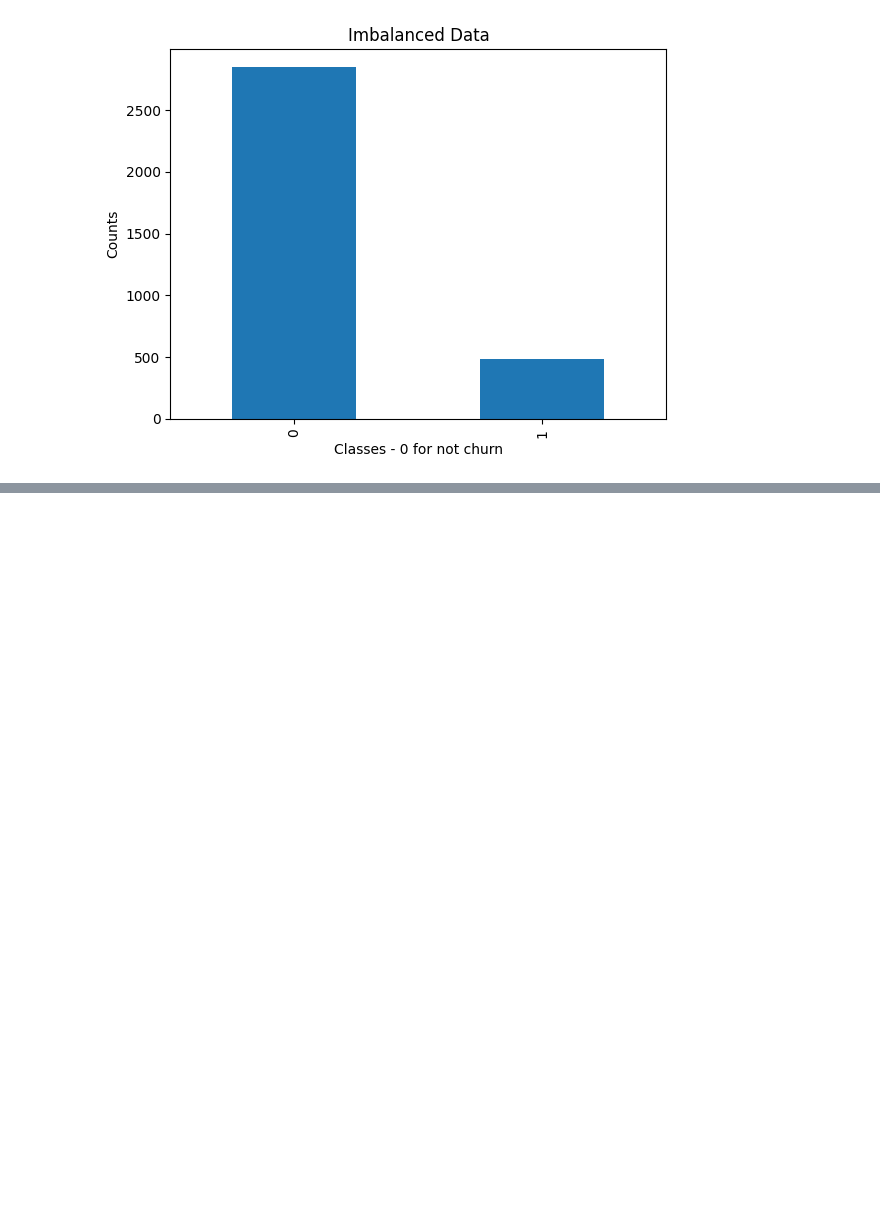
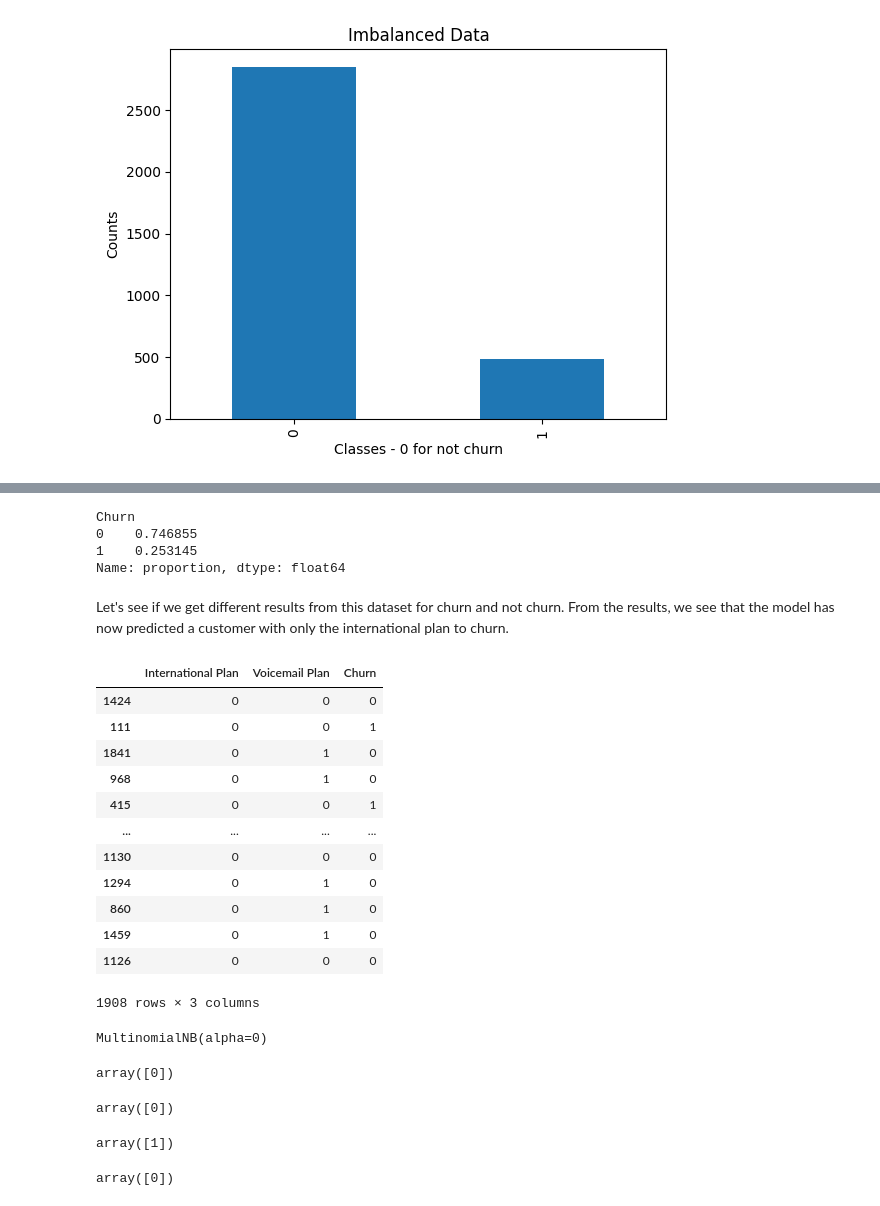
Before and after one commit to ryslipe/naive_bayes_classifier, a Jupyter notebook: notebooks/01_load_and_validate_raw_data.ipynb, the cells around one changed output, grey strips where cells are left out. Drawn from its saved outputs; the diff is of its cells as text; code cells hidden in the pictures; blank space fills up the shorter version.

Commit message:
working on breast cancer dataset

```diff
--- a/notebooks/01_load_and_validate_raw_data.ipynb
+++ b/notebooks/01_load_and_validate_raw_data.ipynb
@@ -373,0 +428,56 @@ plt.show()
+# %%
+# this data is more balanced
+balanced_data['Churn'].value_counts(normalize=True)
+# %% [output]
+Churn
+0    0.746855
+1    0.253145
+Name: proportion, dtype: float64
+# %% [markdown]
+Let's see if we get different results from this dataset for churn and not churn. From the results, we see that the model has now predicted a customer with only the international plan to churn.
+# %%
+# map values for model creation
+balanced_data['International Plan'] = balanced_data['International Plan'].map({'yes': 1, 'no': 0})
+balanced_data['Voicemail Plan'] = balanced_data['Voicemail Plan'].map({'yes': 1, 'no': 0})
+balanced_data
+# %% [output]
+|  | International Plan | Voicemail Plan | Churn |
+| 1424 | 0 | 0 | 0 |
+| 111 | 0 | 0 | 1 |
+| 1841 | 0 | 1 | 0 |
+| 968 | 0 | 1 | 0 |
+| 415 | 0 | 0 | 1 |
+| ... | ... | ... | ... |
+| 1130 | 0 | 0 | 0 |
+| 1294 | 0 | 1 | 0 |
+| 860 | 0 | 1 | 0 |
+| 1459 | 0 | 1 | 0 |
+| 1126 | 0 | 0 | 0 |
+1908 rows × 3 columns
+# %%
+# create X and y
+X_bal = balanced_data.drop(columns='Churn', axis=1)
+y_bal = balanced_data['Churn']
+
+# build model
+balanced_model = MultinomialNB(alpha=0)
+balanced_model.fit(X_bal, y_bal)
+# %% [output]
+MultinomialNB(alpha=0)
+# %%
+# make predictions
+balanced_model.predict(both_plans)
+# %% [output]
+array([0])
+# %%
+balanced_model.predict(no_plans)
+# %% [output]
+array([0])
+# %%
+balanced_model.predict(international_plan)
+# %% [output]
+array([1])
+# %%
+balanced_model.predict(voicemail_plan)
+# %% [output]
+array([0])
```
Also changed, not shown: parts of 46 cells of this notebook, 2 other files.
